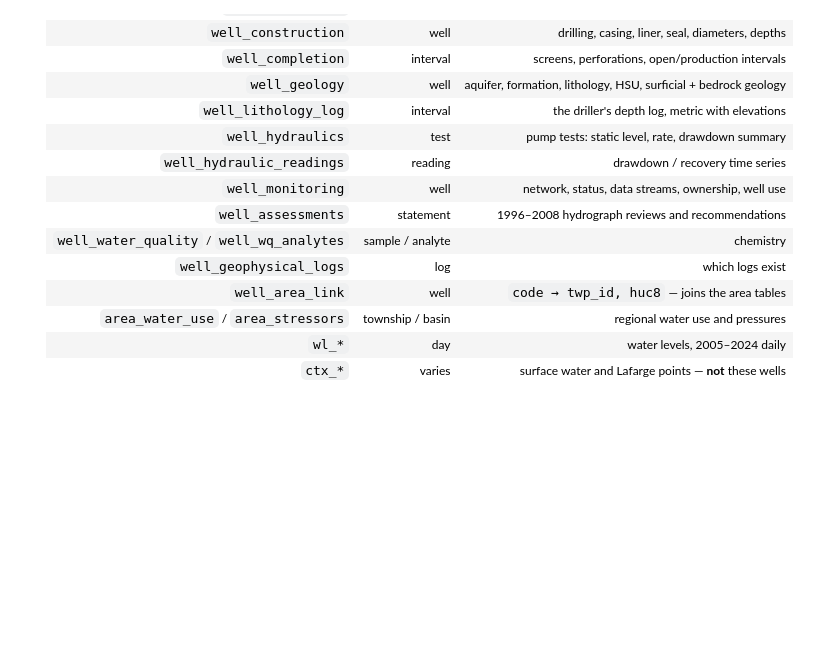
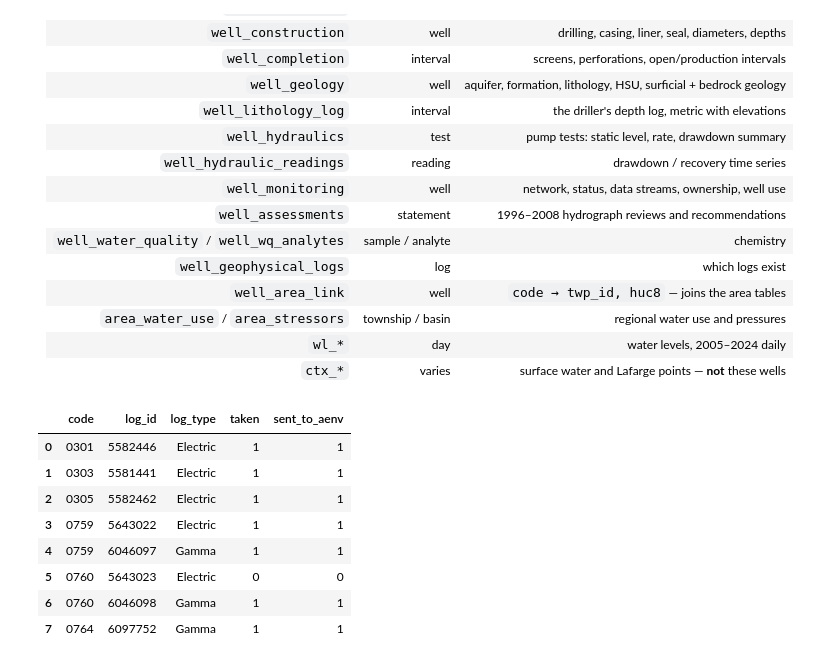
Before and after one commit to 2spi/groundwater, a Jupyter notebook: notebooks/00_data_download/all_bv_data_sum.ipynb, the cells around one changed output. Saved outputs shown, nothing was run; the diff lists cells and outputs as text; code cells hidden in the pictures; blank space fills up the shorter version.

```diff
--- a/notebooks/00_data_download/all_bv_data_sum.ipynb
+++ b/notebooks/00_data_download/all_bv_data_sum.ipynb
@@ -1610,3 +1614,15 @@ well_construction          0     0         0        0        0         16
 | `area_water_use` / `area_stressors` | township / basin | regional water use and pressures |
 | `wl_*` | day | water levels, 2005–2024 daily |
 | `ctx_*` | varies | surface water and Lafarge points — **not** these wells |
+# %%
+well_geophysical_logs
+# %% [output]
+|  | code | log_id | log_type | taken | sent_to_aenv |
+| 0 | 0301 | 5582446 | Electric | 1 | 1 |
+| 1 | 0303 | 5581441 | Electric | 1 | 1 |
+| 2 | 0305 | 5582462 | Electric | 1 | 1 |
+| 3 | 0759 | 5643022 | Electric | 1 | 1 |
+| 4 | 0759 | 6046097 | Gamma | 1 | 1 |
+| 5 | 0760 | 5643023 | Electric | 0 | 0 |
+| 6 | 0760 | 6046098 | Gamma | 1 | 1 |
+| 7 | 0764 | 6097752 | Gamma | 1 | 1 |
```
Also changed, not shown: parts of 2 cells of this notebook, 2 other files.
